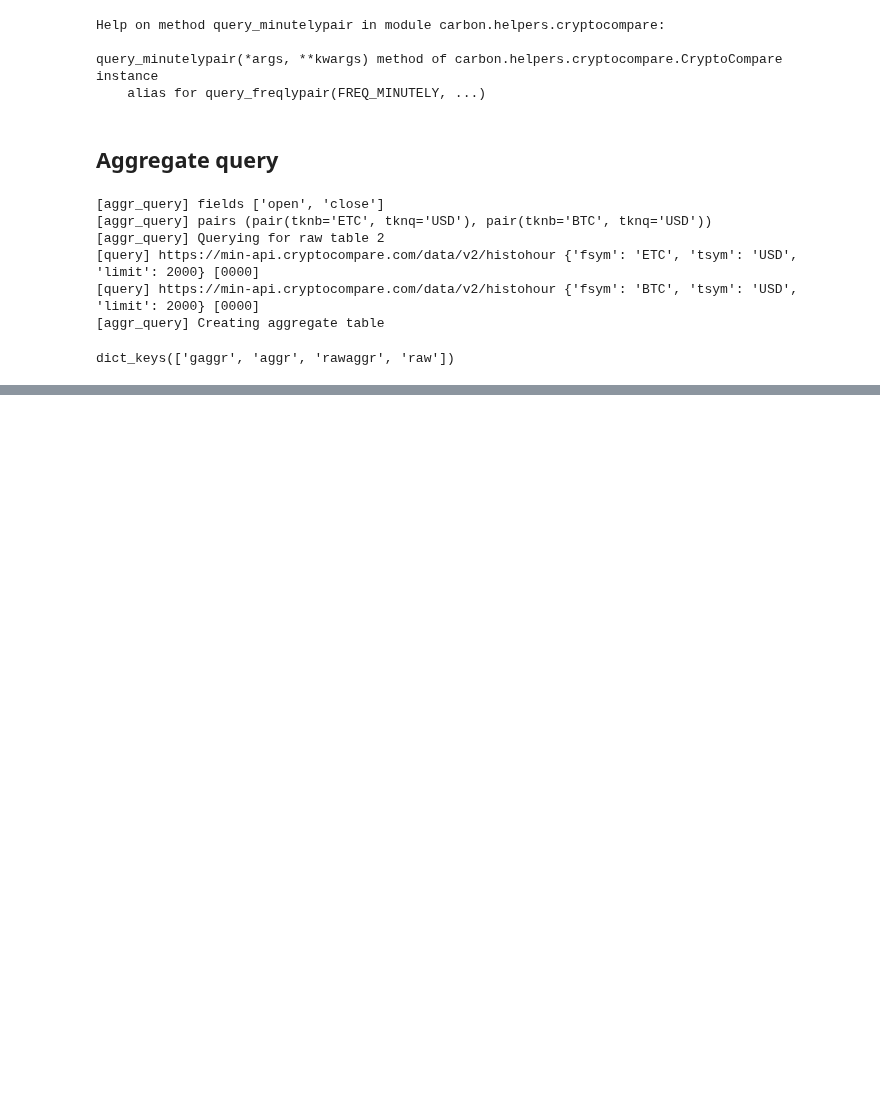
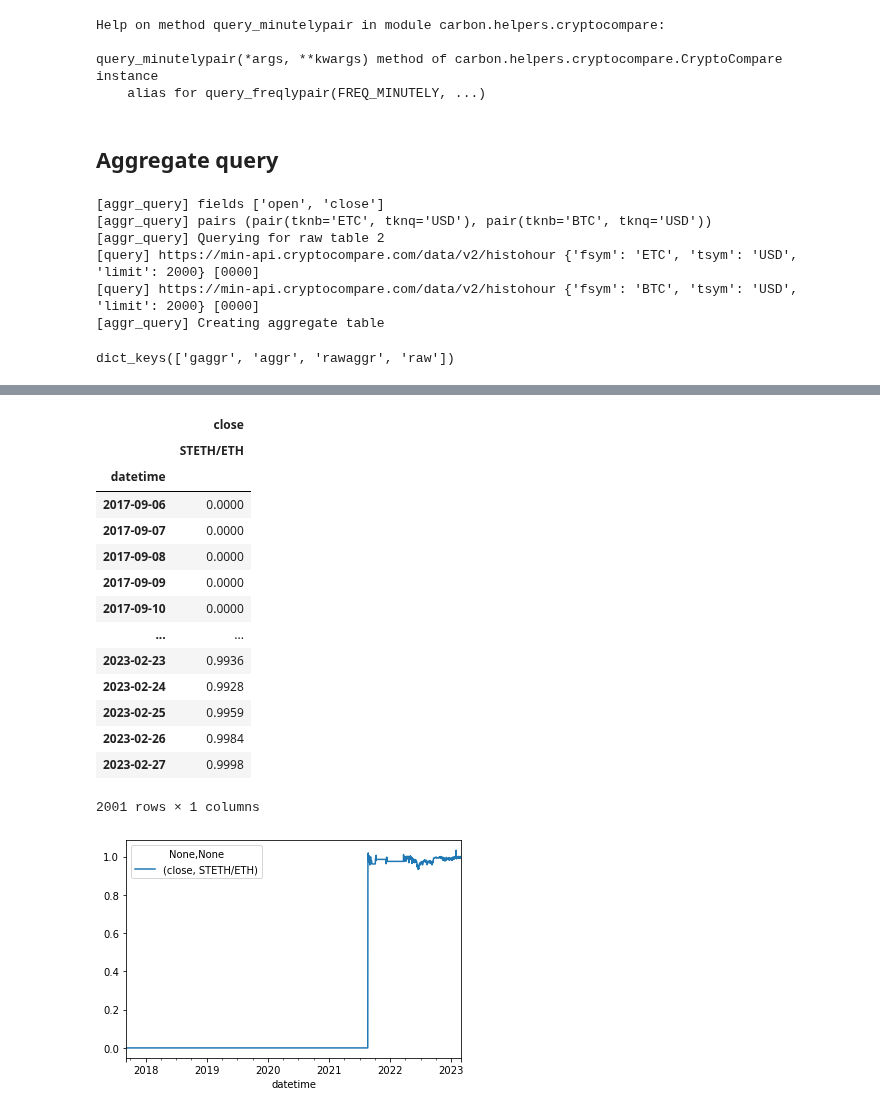
Before and after one commit to bancorprotocol/carbon-simulator, a Jupyter notebook: resources/data/CryptoCompareDemo.ipynb, the cells around one changed output, grey strips where cells are left out. Saved outputs shown, nothing was run; the diff lists cells and outputs as text; code cells hidden in the pictures; blank space fills up the shorter version.

```diff
--- a/resources/data/CryptoCompareDemo.ipynb
+++ b/resources/data/CryptoCompareDemo.ipynb
@@ -348,0 +347,6 @@ aggr_query(pairs, fields=None, incl_raw=True, incl_raw_aggr=True, incl_grand_agg
+# %%
+r = CCA.aggr_query(
+    "STETH/ETH",
+    fields=[CCA.FIELD_CLOSE],
+    freq=CCA.FREQ_DAILY)
+r.keys()
@@ -348,0 +360,20 @@ aggr_query(pairs, fields=None, incl_raw=True, incl_raw_aggr=True, incl_grand_agg
+# %%
+r["aggr"]["close"].plot()
+r["aggr"]["close"]
+# %% [output]
+|  | close |
+|  | STETH/ETH |
+| datetime |  |
+| 2017-09-06 | 0.0000 |
+| 2017-09-07 | 0.0000 |
+| 2017-09-08 | 0.0000 |
+| 2017-09-09 | 0.0000 |
+| 2017-09-10 | 0.0000 |
+| ... | ... |
+| 2023-02-23 | 0.9936 |
+| 2023-02-24 | 0.9928 |
+| 2023-02-25 | 0.9959 |
+| 2023-02-26 | 0.9984 |
+| 2023-02-27 | 0.9998 |
+2001 rows × 1 columns
+[figure, added]
```
Also changed, not shown: parts of 20 cells of this notebook, 3 other files.
